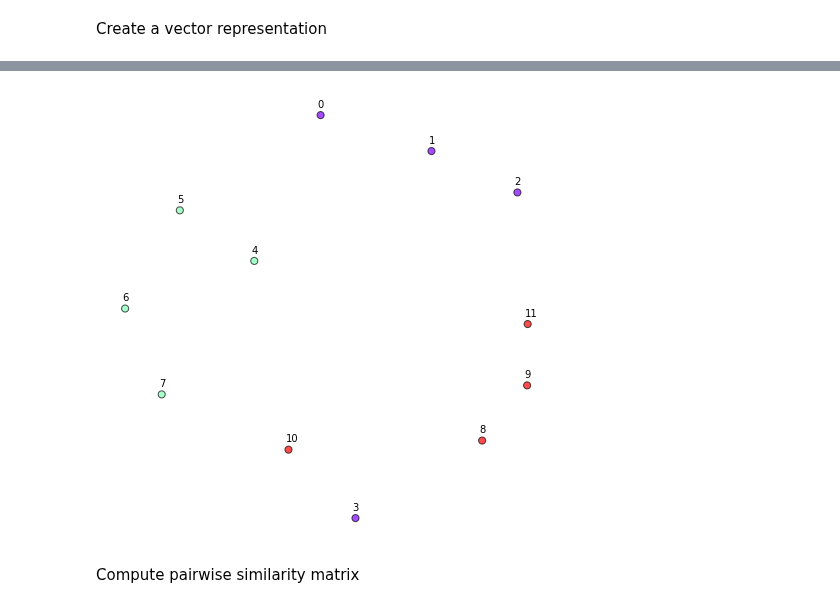
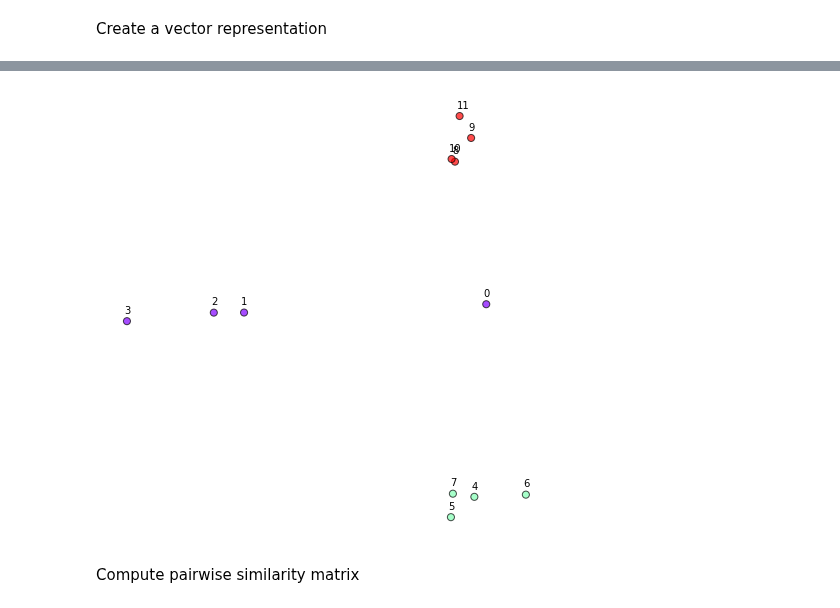
Before and after one commit to fabriziocosta/EDeN_examples, a Jupyter notebook: graph_format.ipynb, the cells around one changed output, grey strips where cells are left out. Drawn from its saved outputs; the diff is of its cells as text; code cells hidden in the pictures.

```diff
--- a/graph_format.ipynb
+++ b/graph_format.ipynb
@@ -222,3 +155,35 @@ G.add_edge(1,2, label='x', entity='CATEG_EDGE')
 graph_list += [G.copy()]
+# %%
+G=nx.Graph()
+G.add_node(0, label='A', vec=[1,0,0])
+G.add_node(1, label='B', vec=[0,1,0])
+G.add_node(2, label='C', vec=[0,0,1])
+G.add_edge(0,1, label='a')
+G.add_edge(1,2, label='b')
+graph_list += [G.copy()]
+
+G=nx.Graph()
+G.add_node(0, label='A', vec=[1,1,0])
+G.add_node(1, label='B', vec=[0,1,1])
+G.add_node(2, label='C', vec=[0,0,1])
+G.add_edge(0,1, label='a', entity='CATEG_EDGE')
+G.add_edge(1,2, label='b', entity='CATEG_EDGE')
+graph_list += [G.copy()]
+
+G=nx.Graph()
+G.add_node(0, label='A', vec=[1,0.1,0.2])
+G.add_node(1, label='B', vec=[0.3,1,0.4])
+G.add_node(2, label='C', vec=[0.5,0.6,1])
+G.add_edge(0,1, label='a')
+G.add_edge(1,2, label='b')
+graph_list += [G.copy()]
+
+G=nx.Graph()
+G.add_node(0, label='A', vec=[0.1,0.2,0.3])
+G.add_node(1, label='B', vec=[0.4,0.5,0.6])
+G.add_node(2, label='C', vec=[0.7,0.8,0.9])
+G.add_edge(0,1, label='a')
+G.add_edge(1,2, label='b')
+graph_list += [G.copy()]
 # %%
 G=nx.Graph()
@@ -306,9 +243,7 @@ Create a vector representation
 # %%
 %%time
-from eden.graph import Vectorizer
-vectorizer = Vectorizer(complexity=2, n=4, label_size=2)
-vectorizer.fit(graph_list)
-X = vectorizer.transform(graph_list)
+from eden.graph import vectorize
+X = vectorize(graph_list, complexity=2, nbits=16, discrete=False)
 y=[1]*4+[2]*4+[3]*4
 print 'Instances: %d \nFeatures: %d with an avg of %d features per instance' % (X.shape[0], X.shape[1],  X.getnnz()/X.shape[0])
 # %% [output]
@@ -319,7 +254,5 @@ Wall time: 1.25 s
 # %%
 %%time
 from sklearn.decomposition import TruncatedSVD
-Xd = TruncatedSVD(n_components=20).fit_transform(X)
-from sklearn.manifold import MDS
-X2 = MDS().fit_transform(Xd)
+Xd = TruncatedSVD(n_components=2).fit_transform(X)
 # %% [output]
@@ -328,20 +261,20 @@ Wall time: 3.28 s
 # %%
 import pylab as plt
 def plot(X,y):
     size=8
     cmap = 'rainbow'
     plt.figure(figsize=(size, size))
     plt.xticks([])
     plt.yticks([])
     plt.axis('off')
     plt.scatter(X[:, 0], X[:, 1], alpha=0.7, c=y, cmap=cmap, s=50, edgecolors='k')
     for i in range(X.shape[0]):
         plt.annotate(str(i), (X[i, 0], X[i, 1]), xytext=(-3, 8), textcoords='offset points')
     plt.show()
 
-plot(X2,y)
+plot(Xd,y)
 # %% [output]
-[figure, old version]
+[figure, new version]
 # %% [markdown]
 Compute pairwise similarity matrix
 # %%
```
Also changed, not shown: parts of 19 cells of this notebook.
